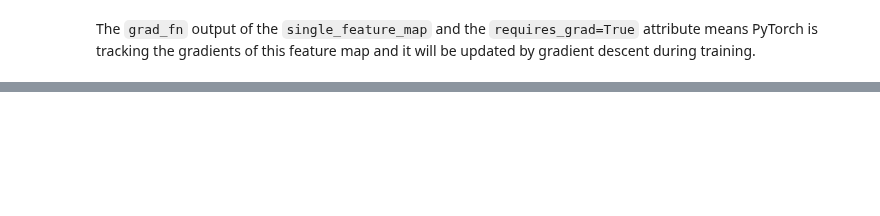
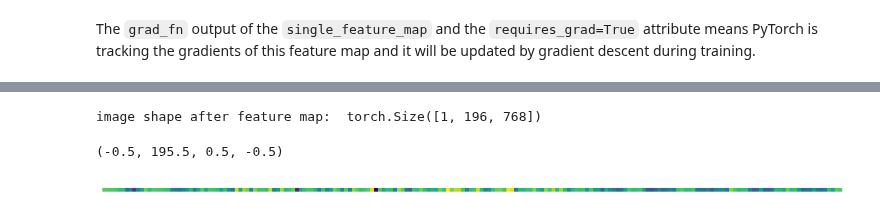
Before and after one commit to JoachimLombardi/Portfolio, a Jupyter notebook: Deep Learning/PyTorch/Classification/Computer vision/08_pytorch_paper_replicating.ipynb, the cells around one changed output, grey strips where cells are left out. Saved outputs shown, nothing was run; the diff lists cells and outputs as text; code cells hidden in the pictures; blank space fills up the shorter version.

```diff
--- a/Deep Learning/PyTorch/Classification/Computer vision/08_pytorch_paper_replicating.ipynb
+++ b/Deep Learning/PyTorch/Classification/Computer vision/08_pytorch_paper_replicating.ipynb
@@ -698,0 +770,10 @@ The `grad_fn` output of the `single_feature_map` and the `requires_grad=True` at
+# %%
+img_flatten_feature_map = torch.Tensor.permute(img_flatten, [0,2,1])
+plt.figure(figsize=(15,15))
+print("image shape after feature map: ", img_flatten_feature_map.shape)
+plt.imshow(img_flatten_feature_map[:,:,100].detach().numpy())
+plt.axis(False)
+# %% [output]
+image shape after feature map:  torch.Size([1, 196, 768])
+(-0.5, 195.5, 0.5, -0.5)
+[figure, added]
```
Also changed, not shown: parts of 38 cells of this notebook.
